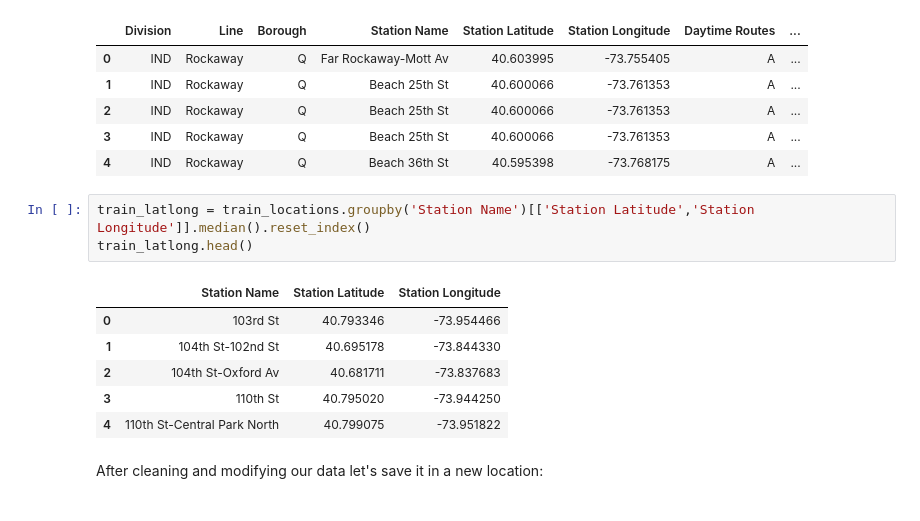
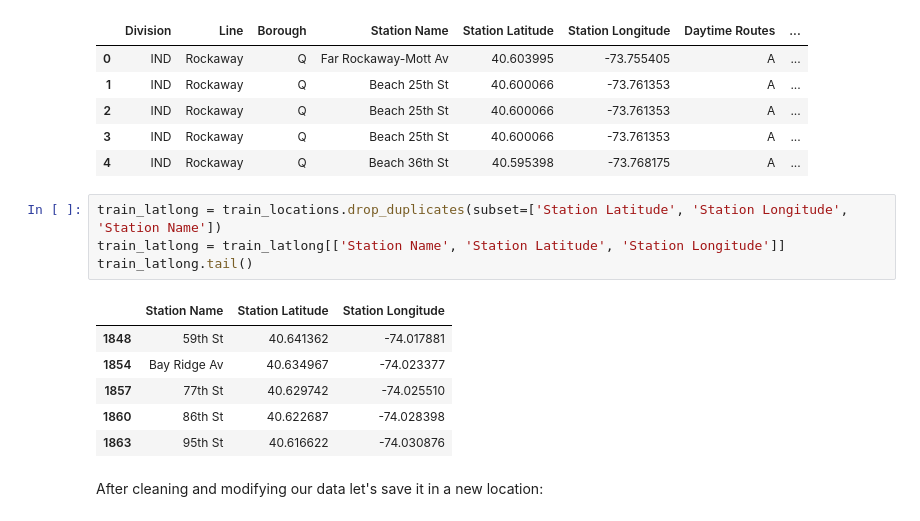
Before and after one commit to drod75/mta_train_data, a Jupyter notebook: analysis.ipynb, the cells around one changed output. Cells and saved outputs as stored; diff of their text form.

```diff
--- a/analysis.ipynb
+++ b/analysis.ipynb
@@ -78,15 +84,16 @@ train_locations.head()
 | 3 | IND | Rockaway | Q | Beach 25th St | 40.600066 | -73.761353 | A | ... |
 | 4 | IND | Rockaway | Q | Beach 36th St | 40.595398 | -73.768175 | A | ... |
 # %%
-train_latlong = train_locations.groupby('Station Name')[['Station Latitude','Station Longitude']].median().reset_index()
-train_latlong.head()
+train_latlong = train_locations.drop_duplicates(subset=['Station Latitude', 'Station Longitude', 'Station Name'])
+train_latlong = train_latlong[['Station Name', 'Station Latitude', 'Station Longitude']]
+train_latlong.tail()
 # %% [output]
 |  | Station Name | Station Latitude | Station Longitude |
-| 0 | 103rd St | 40.793346 | -73.954466 |
-| 1 | 104th St-102nd St | 40.695178 | -73.844330 |
-| 2 | 104th St-Oxford Av | 40.681711 | -73.837683 |
-| 3 | 110th St | 40.795020 | -73.944250 |
-| 4 | 110th St-Central Park North | 40.799075 | -73.951822 |
+| 1848 | 59th St | 40.641362 | -74.017881 |
+| 1854 | Bay Ridge Av | 40.634967 | -74.023377 |
+| 1857 | 77th St | 40.629742 | -74.025510 |
+| 1860 | 86th St | 40.622687 | -74.028398 |
+| 1863 | 95th St | 40.616622 | -74.030876 |
 # %% [markdown]
 After cleaning and modifying our data let's save it in a new location:
 # %%
```
Also changed, not shown: parts of 6 cells of this notebook, 3 other files.
